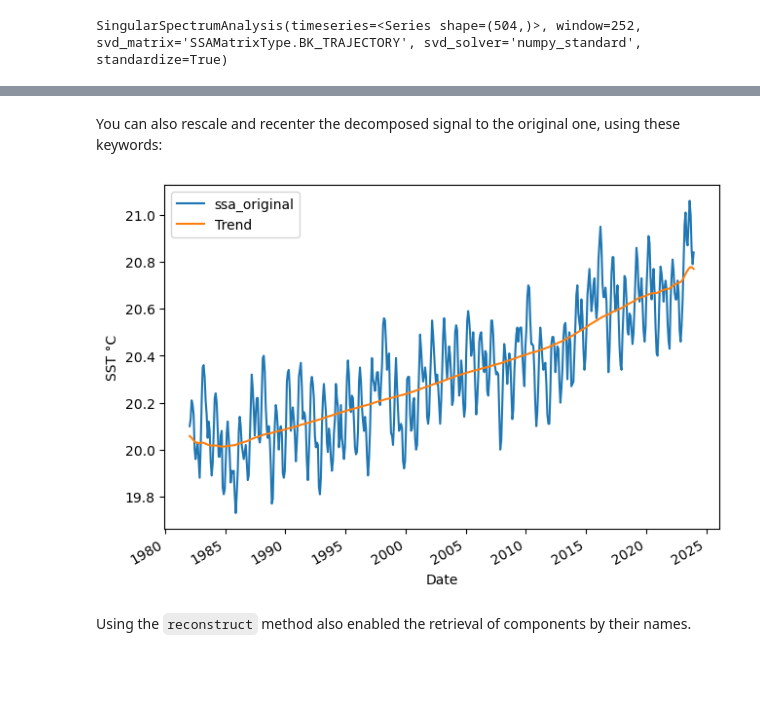
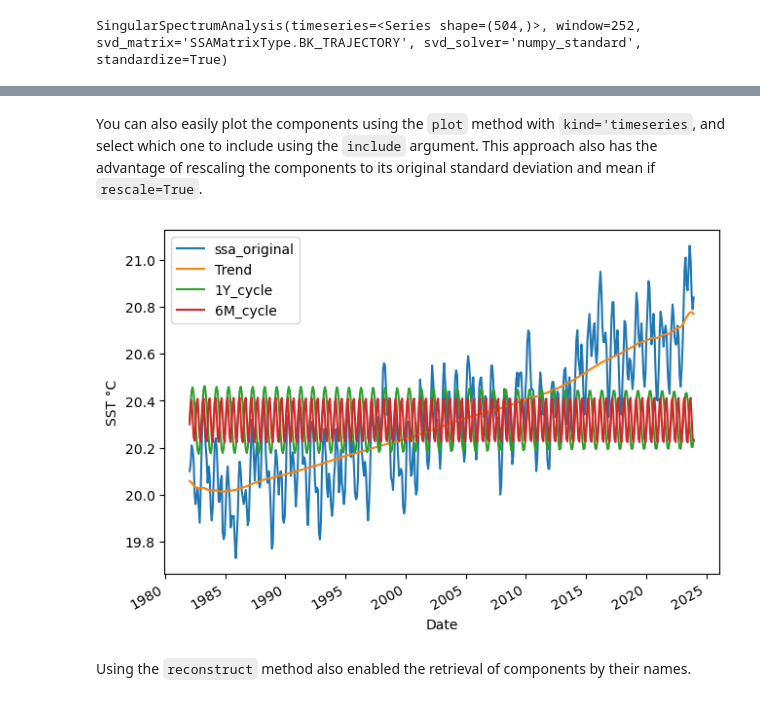
Before and after one commit to ADSCIAN/ssalib, a Jupyter notebook: notebooks/01_basic_ssa_introduction.ipynb, the cells around one changed output, grey strips where cells are left out. Drawn from its saved outputs; the diff is of its cells as text; code cells hidden in the pictures; blank space fills up the shorter version.

```diff
--- a/notebooks/01_basic_ssa_introduction.ipynb
+++ b/notebooks/01_basic_ssa_introduction.ipynb
@@ -95,6 +69,7 @@ We can also plot it with the `plot` method and the `kind` argument set to 'matri
 # %%
-# help(SSA) # <- Uncomment to get help
-ssa = SSA(ts)
+# help(SingularSpectrumAnalysis) # <- Uncomment to get help
+ssa = SingularSpectrumAnalysis(ts)
+print(ssa.svd_matrix.shape)
 print(ssa)
 fig, ax = ssa.plot(kind='matrix')
 # %% [output]
@@ -293,10 +237,12 @@ fig.tight_layout()
 # %% [markdown]
-You can also rescale and recenter the decomposed signal to the original one, using these keywords:
+You can also easily plot the components using the `plot` method with `kind='timeseries`, and select which one to include using the `include` argument. This approach also has the advantage of rescaling the components to its original standard deviation and mean if `rescale=True`.
 # %%
-fig, ax = ssa.plot('timeseries', include=['ssa_original', 'Trend'], rescale=True)
+fig, ax = ssa.plot('timeseries',
+                   include=['ssa_original', 'Trend', '1Y_cycle', '6M_cycle'],
+                   rescale=True)
 _ = ax.set_ylabel('SST °C')
 # %% [output]
-[figure, old version]
+[figure, new version]
 # %% [markdown]
 Using the `reconstruct` method also enabled the retrieval of components by their names.
 # %%
```
Also changed, not shown: parts of 25 cells of this notebook, 1 other file.
